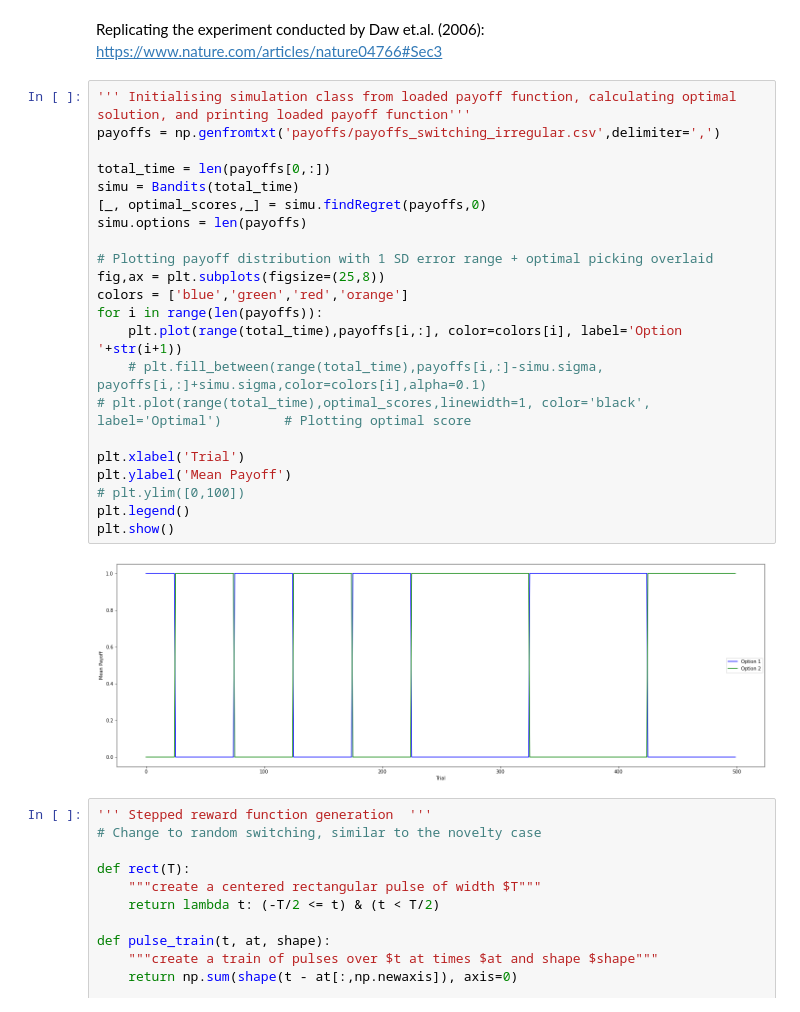
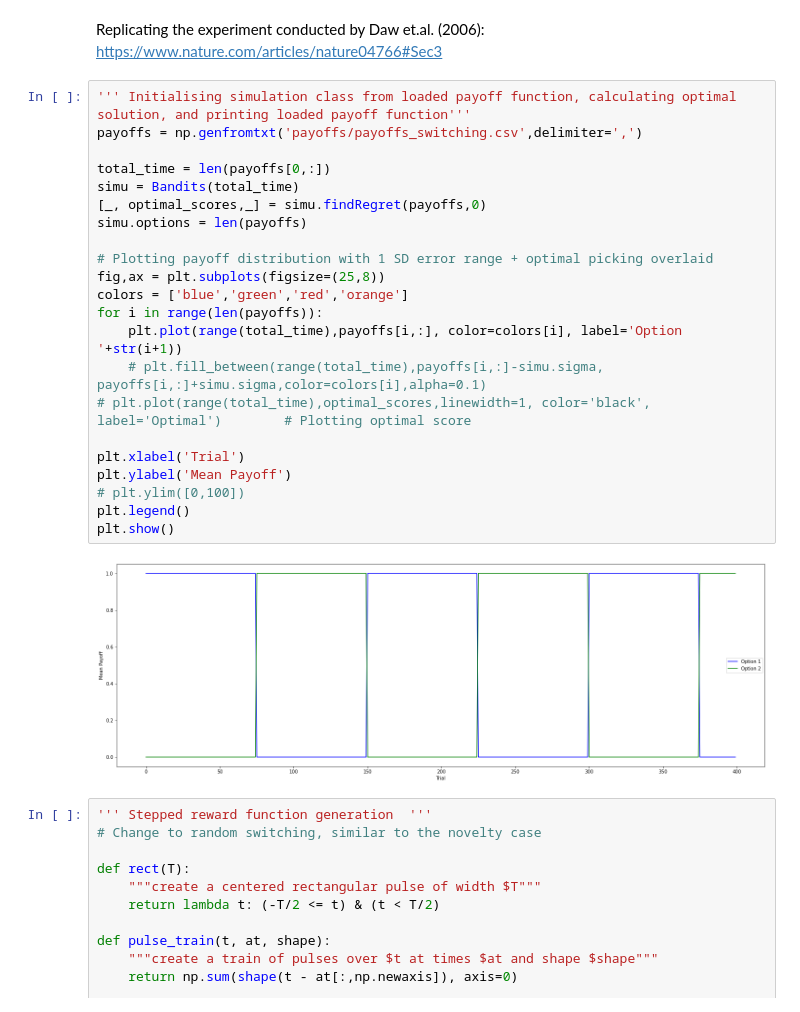
Before and after one commit to exie1/Complex-systems-EE, a Jupyter notebook: dynamicMAB/multiArmBandit_dynamic.ipynb, the cells around one changed output. Drawn from its saved outputs; the diff is of its cells as text.

```diff
--- a/dynamicMAB/multiArmBandit_dynamic.ipynb
+++ b/dynamicMAB/multiArmBandit_dynamic.ipynb
@@ -13,28 +13,28 @@ classBanditsKalman.Bandits
 Replicating the experiment conducted by Daw et.al. (2006): https://www.nature.com/articles/nature04766#Sec3
 # %%
 ''' Initialising simulation class from loaded payoff function, calculating optimal solution, and printing loaded payoff function'''
-payoffs = np.genfromtxt('payoffs/payoffs_switching_irregular.csv',delimiter=',')
+payoffs = np.genfromtxt('payoffs/payoffs_switching.csv',delimiter=',')
 
 total_time = len(payoffs[0,:])
 simu = Bandits(total_time)
 [_, optimal_scores,_] = simu.findRegret(payoffs,0)
 simu.options = len(payoffs)
 
 # Plotting payoff distribution with 1 SD error range + optimal picking overlaid
 fig,ax = plt.subplots(figsize=(25,8))
 colors = ['blue','green','red','orange']
 for i in range(len(payoffs)):
     plt.plot(range(total_time),payoffs[i,:], color=colors[i], label='Option '+str(i+1))
     # plt.fill_between(range(total_time),payoffs[i,:]-simu.sigma, payoffs[i,:]+simu.sigma,color=colors[i],alpha=0.1)
 # plt.plot(range(total_time),optimal_scores,linewidth=1, color='black', label='Optimal')        # Plotting optimal score
 
 plt.xlabel('Trial')
 plt.ylabel('Mean Payoff')
 # plt.ylim([0,100])
 plt.legend()
 plt.show()
 # %% [output]
-[figure, old version]
+[figure, new version]
 # %%
 ''' Stepped reward function generation  '''
 # Change to random switching, similar to the novelty case
```
Also changed, not shown: parts of 5 cells of this notebook, 35 other files.
